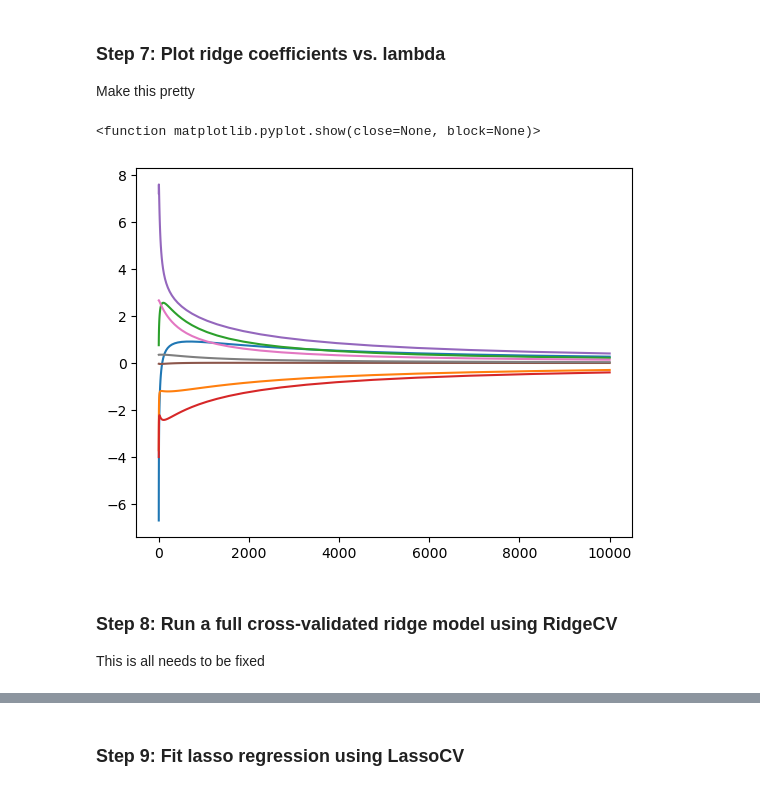
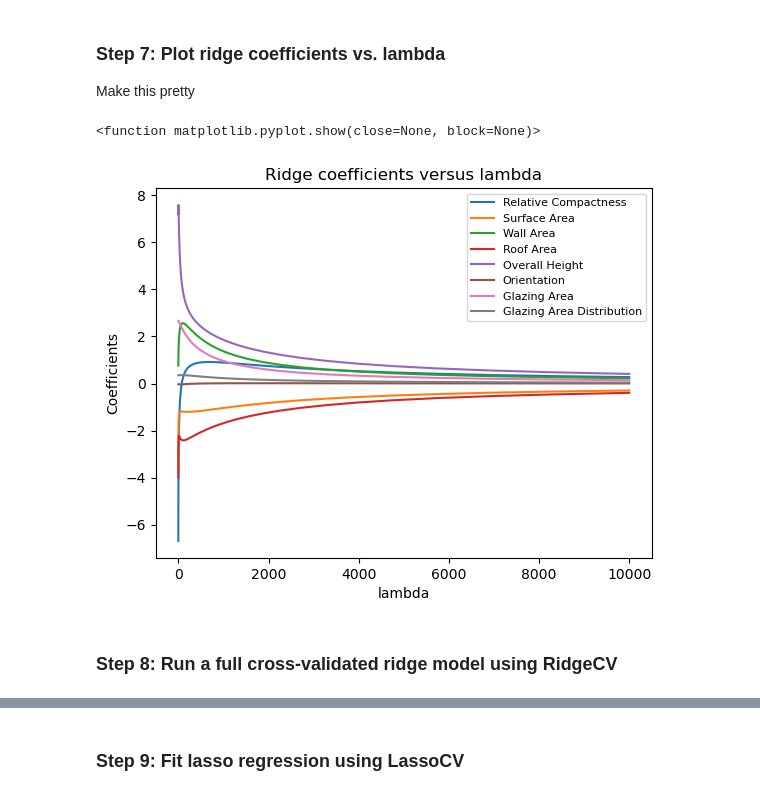
Before and after one commit to rfswick/EDS232-labs, a Jupyter notebook: Week2/Lab2-energy-efficiency.ipynb, the cells around one changed output, grey strips where cells are left out. Drawn from its saved outputs; the diff is of its cells as text; code cells hidden in the pictures.

```diff
--- a/Week2/Lab2-energy-efficiency.ipynb
+++ b/Week2/Lab2-energy-efficiency.ipynb
@@ -212,14 +212,16 @@ Make this pretty
 # %%
 # Plot coefficients vs. alpha. Another for loop may be in order
 plt.plot(alphas, coefficients)
+plt.legend(feature_names, fontsize="8")
+plt.title("Ridge coefficients versus lambda")
+plt.xlabel("lambda")
+plt.ylabel("Coefficients")
 plt.show
 # %% [output]
 <function matplotlib.pyplot.show(close=None, block=None)>
-[figure, old version]
+[figure, new version]
 # %% [markdown]
 ### Step 8: Run a full cross-validated ridge model using RidgeCV
-
-This is all needs to be fixed
 # %%
 # Fit a RidgeCV with cross-validation
 ridge_cv = RidgeCV(alphas=alphas, cv=10).fit(X_train_scaled, y_train)
```
Also changed, not shown: parts of 6 cells of this notebook, 1 other file.
